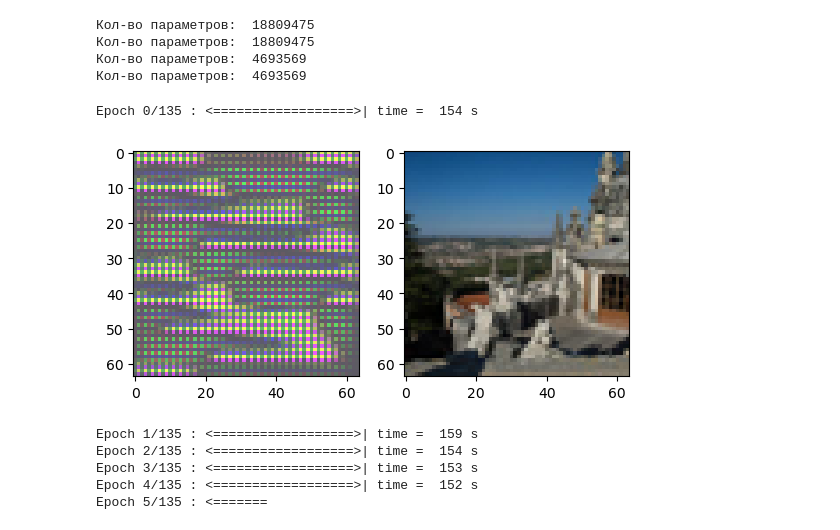
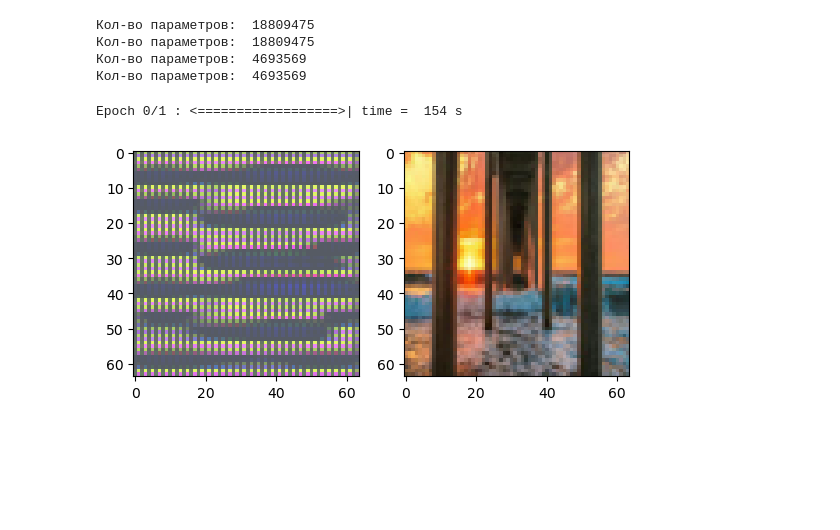
Before and after one commit to edgar32801work/CycleGAN, a Jupyter notebook: CycleGAN.ipynb, the cells around one changed output. Drawn from its saved outputs; the diff is of its cells as text; code cells hidden in the pictures; blank space fills up the shorter version.

```diff
--- a/CycleGAN.ipynb
+++ b/CycleGAN.ipynb
@@ -311,20 +311,15 @@ discriminators_optim.load_state_dict(torch.load(f'checkpoints/1_{load_epoch}o')(
 # %%
 train(m_loader,
       d2_gen,
       d2_disc,
       p_loader,
       d1_gen,
       d1_disc,
       loss_fn,
       generators_optim,
       discriminators_optim,
       device = DEVICE,
-      epochs=135)
+      epochs=1)
 # %% [output]
-Epoch 0/135 : <==================>| time =  154 s
+Epoch 0/1 : <==================>| time =  154 s
-[figure, old version]
+[figure, new version]
-Epoch 1/135 : <==================>| time =  159 s
-Epoch 2/135 : <==================>| time =  154 s
-Epoch 3/135 : <==================>| time =  153 s
-Epoch 4/135 : <==================>| time =  152 s
-Epoch 5/135 : <=======
```
Also changed, not shown: parts of 1 cell of this notebook.
